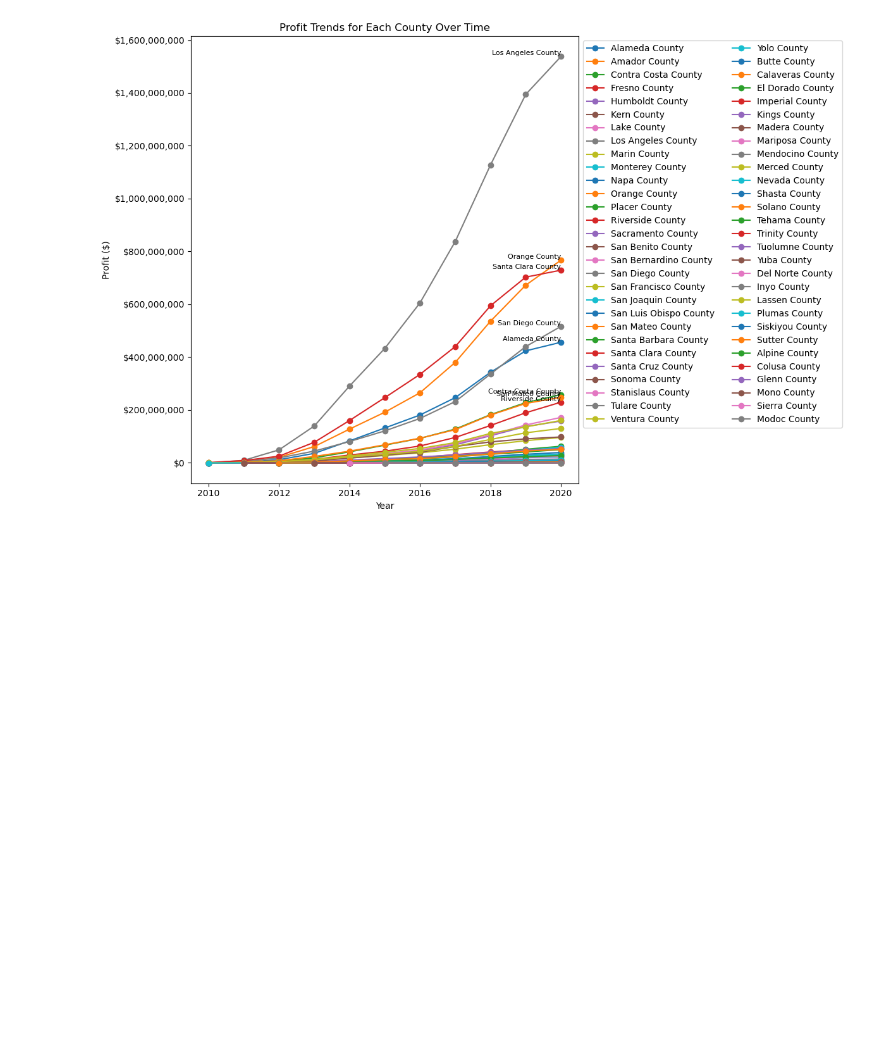
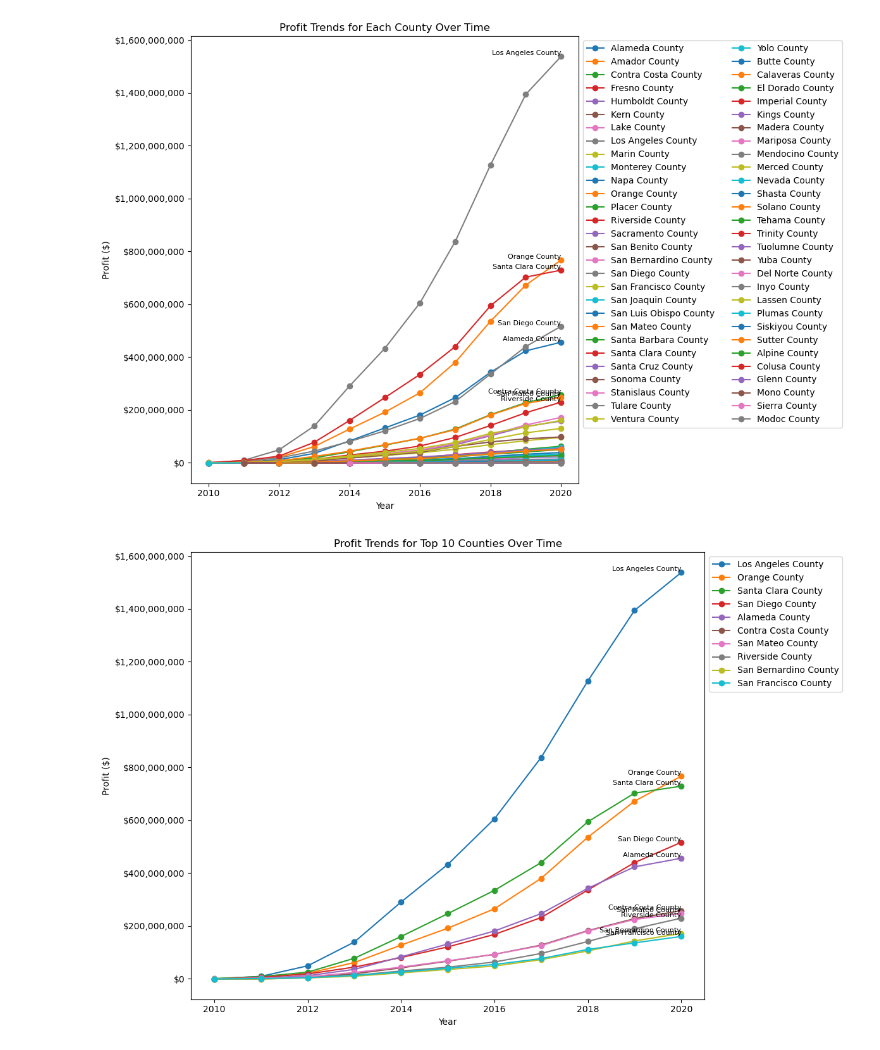
Before and after one commit to rune-encoder/Project-1, a Jupyter notebook: notebooks/individual_work/augustus_exploration/CA-EV_adoption-profit-model-labelled.ipynb, the cells around one changed output. Cells and saved outputs as stored; diff of their text form; code cells hidden in the pictures; blank space fills up the shorter version.

Commit message:
adding all figures

```diff
--- a/notebooks/individual_work/augustus_exploration/CA-EV_adoption-profit-model-unpredicted.ipynb
+++ b/notebooks/individual_work/augustus_exploration/CA-EV_adoption-profit-model-labelled.ipynb
@@ -297,3 +297,44 @@ plt.tight_layout()
 plt.show()
 # %% [output]
 [figure]
+# %%
+import matplotlib.pyplot as plt
+import matplotlib.ticker as ticker
+
+# Identify the top 10 counties based on maximum profit
+top_counties = df_profit.groupby('County')['Profit ($)'].max().nlargest(10).index
+
+# Create a figure and axis
+fig, ax = plt.subplots(figsize=(12, 8))
+
+# Loop through each of the top counties to plot its data
+for county in top_counties:
+    county_data = df_profit[df_profit['County'] == county]
+    ax.plot(county_data['Year'], county_data['Profit ($)'], marker='o', label=county)
+
+    # Find the row with the maximum profit for the county
+    max_profit_row = county_data[county_data['Profit ($)'] > -500000].nlargest(1, 'Profit ($)')
+
+    # Add label at the highest profit point
+    if not max_profit_row.empty:
+        for i, row in max_profit_row.iterrows():
+            ax.text(row['Year'], row['Profit ($)'], f"{county}", fontsize=8, ha='right', va='bottom')
+
+# Set axis labels and title
+ax.set_xlabel('Year')
+ax.set_ylabel('Profit ($)')
+ax.set_title('Profit Trends for Top 10 Counties Over Time')
+
+# Format y-axis to display in dollars
+ax.yaxis.set_major_formatter(ticker.FuncFormatter(lambda x, pos: '${:,.0f}'.format(x)))
+
+# Adjust the legend to display only the top 10 counties
+plt.legend(loc='best', bbox_to_anchor=(1, 1))
+
+# Ensure layout is adjusted to fit
+plt.tight_layout()
+
+# Display the plot
+plt.show()
+# %% [output]
+[figure, added]
```
Also changed, not shown: parts of 1 cell of this notebook, 9 other files.
